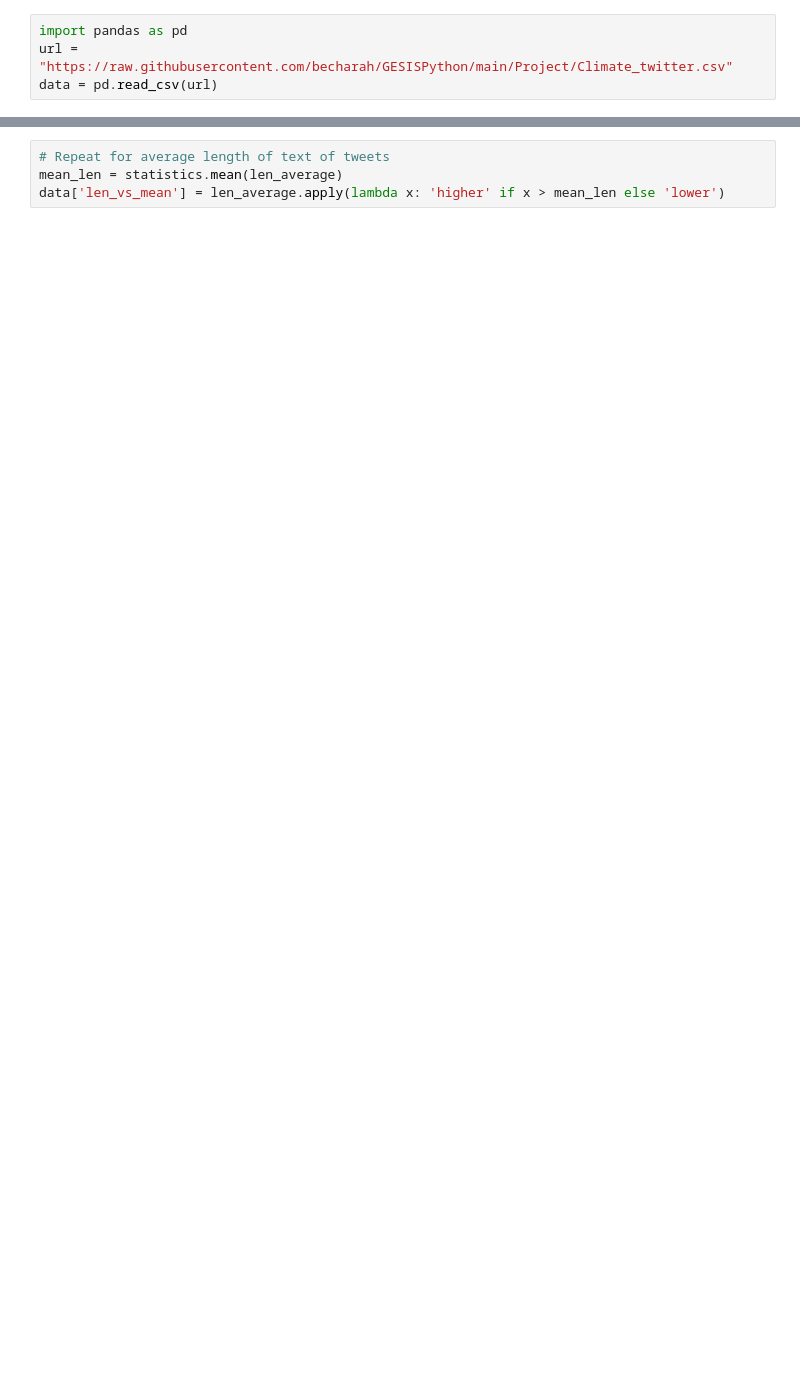
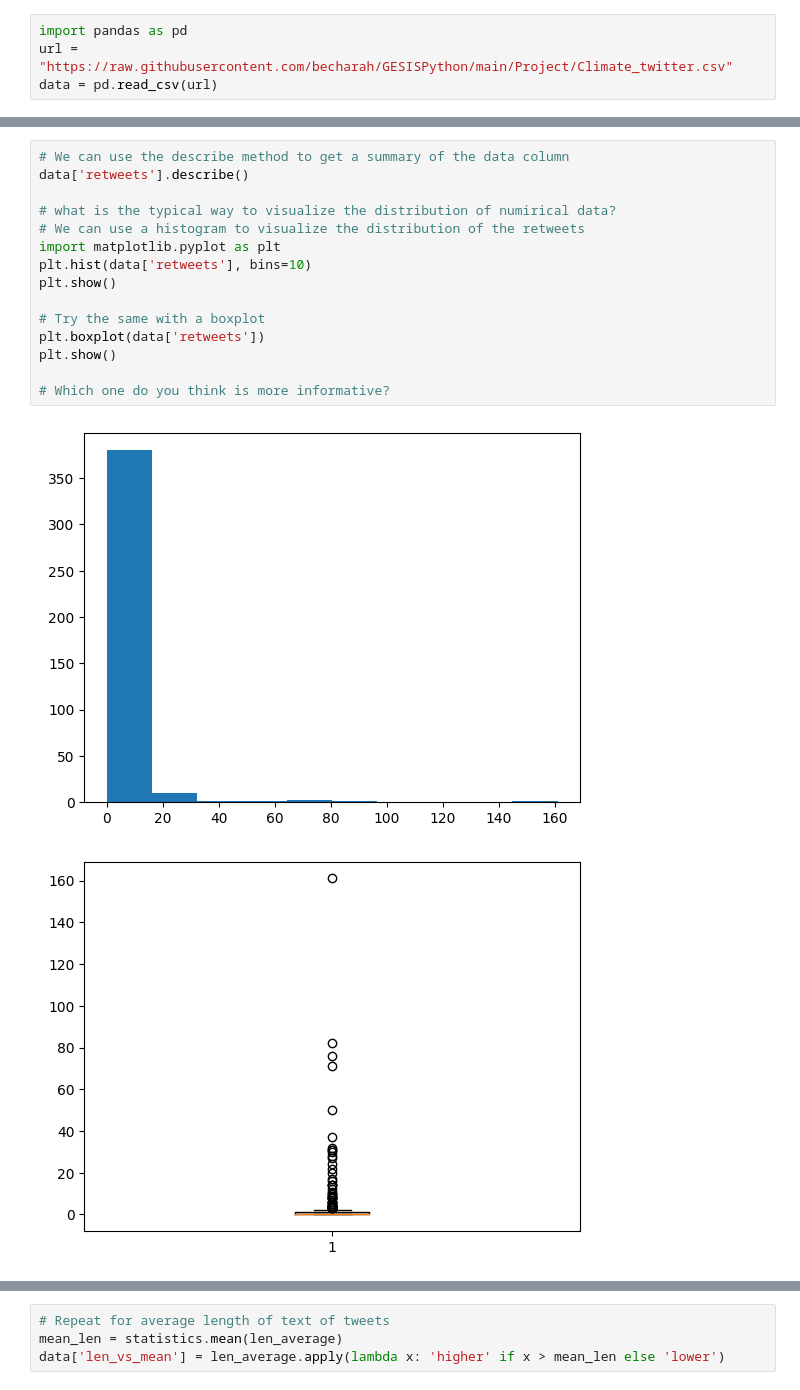
Before and after one commit to becharah/GESISPython, a Jupyter notebook: Day3/workshop_day_3_solutions.ipynb, the cells around one changed output, grey strips where cells are left out. Saved outputs shown, nothing was run; the diff lists cells and outputs as text; blank space fills up the shorter version.

```diff
--- a/Day3/workshop_day_3_solutions.ipynb
+++ b/Day3/workshop_day_3_solutions.ipynb
@@ -43,3 +44,21 @@ mode_retweet = statistics.mode(data['retweets'])
 max_retweet = max(data['retweets'])
 min_retweet = min(data['retweets'])
+# %%
+# We can use the describe method to get a summary of the data column
+data['retweets'].describe()
+
+# what is the typical way to visualize the distribution of numirical data?
+# We can use a histogram to visualize the distribution of the retweets
+import matplotlib.pyplot as plt
+plt.hist(data['retweets'], bins=10)
+plt.show()
+
+# Try the same with a boxplot
+plt.boxplot(data['retweets'])
+plt.show()
+
+# Which one do you think is more informative?
+# %% [output]
+[figure, added]
+[figure, added]
 # %%
```
Also changed, not shown: parts of 16 cells of this notebook.
